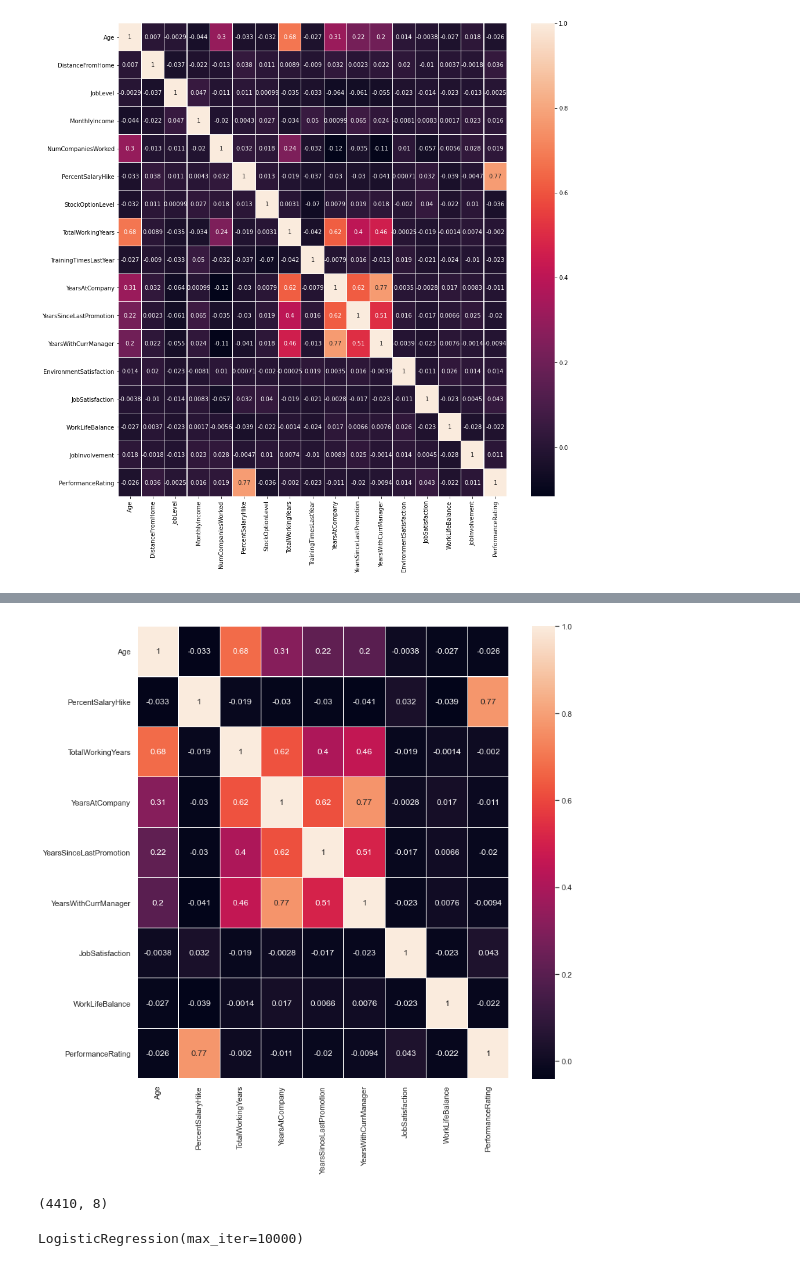
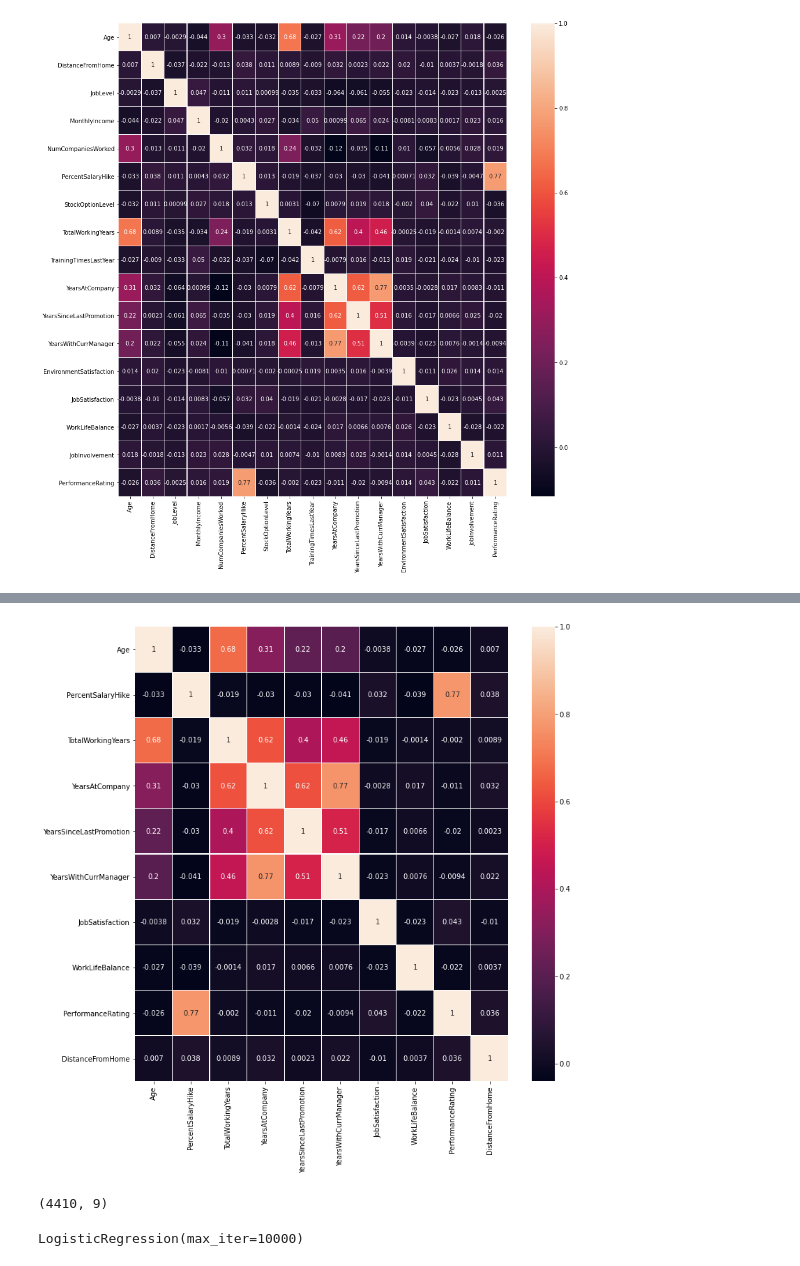
Before and after one commit to sarahi956/BEDU-DA, a Jupyter notebook: HR-Analytics.ipynb, the cells around one changed output, grey strips where cells are left out. Saved outputs shown, nothing was run; the diff lists cells and outputs as text; code cells hidden in the pictures.

```diff
--- a/HR-Analytics.ipynb
+++ b/HR-Analytics.ipynb
@@ -106,12 +106,12 @@ plt.savefig("Age-JobRole.jpg")
 # %%
 ##Variables a considerar
 mod=total_data[['Age','PercentSalaryHike','TotalWorkingYears', 'YearsAtCompany', 'YearsSinceLastPromotion', 'YearsWithCurrManager',
-               'JobSatisfaction','WorkLifeBalance','PerformanceRating']]
+               'JobSatisfaction','WorkLifeBalance','PerformanceRating', 'DistanceFromHome']]
 fig = plt.figure(figsize=(12, 12))
 sns.heatmap(mod.corr(),annot=True, linewidth=0.1)
 plt.savefig("mod-corr.jpg")
 # %% [output]
-[figure, old version]
+[figure, new version]
 # %%
 from sklearn import linear_model
 from sklearn import model_selection
@@ -123,7 +123,7 @@ x=np.array(mod.drop(['WorkLifeBalance'], 1))
 y=np.array(mod['WorkLifeBalance'])
 x.shape
 # %% [output]
-(4410, 8)
+(4410, 9)
 # %%
 model = linear_model.LogisticRegression(max_iter=10000)
 model.fit(x,y)
```
Also changed, not shown: parts of 4 cells of this notebook.
